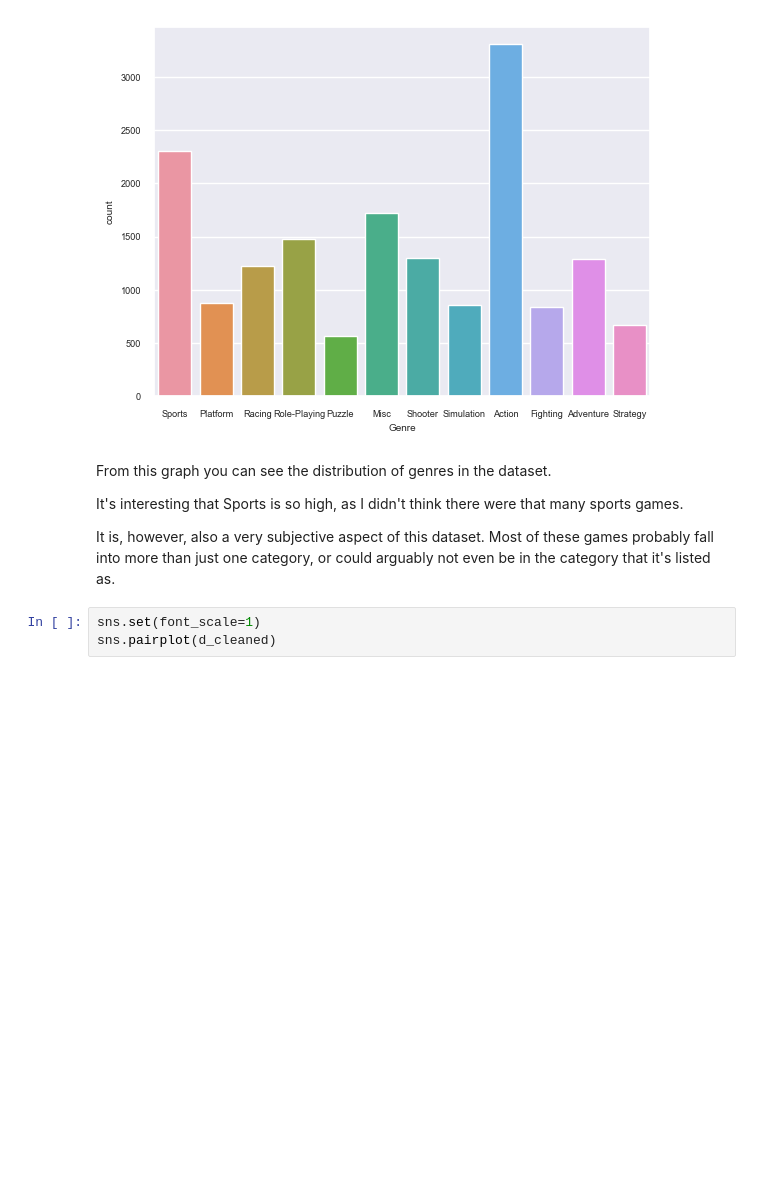
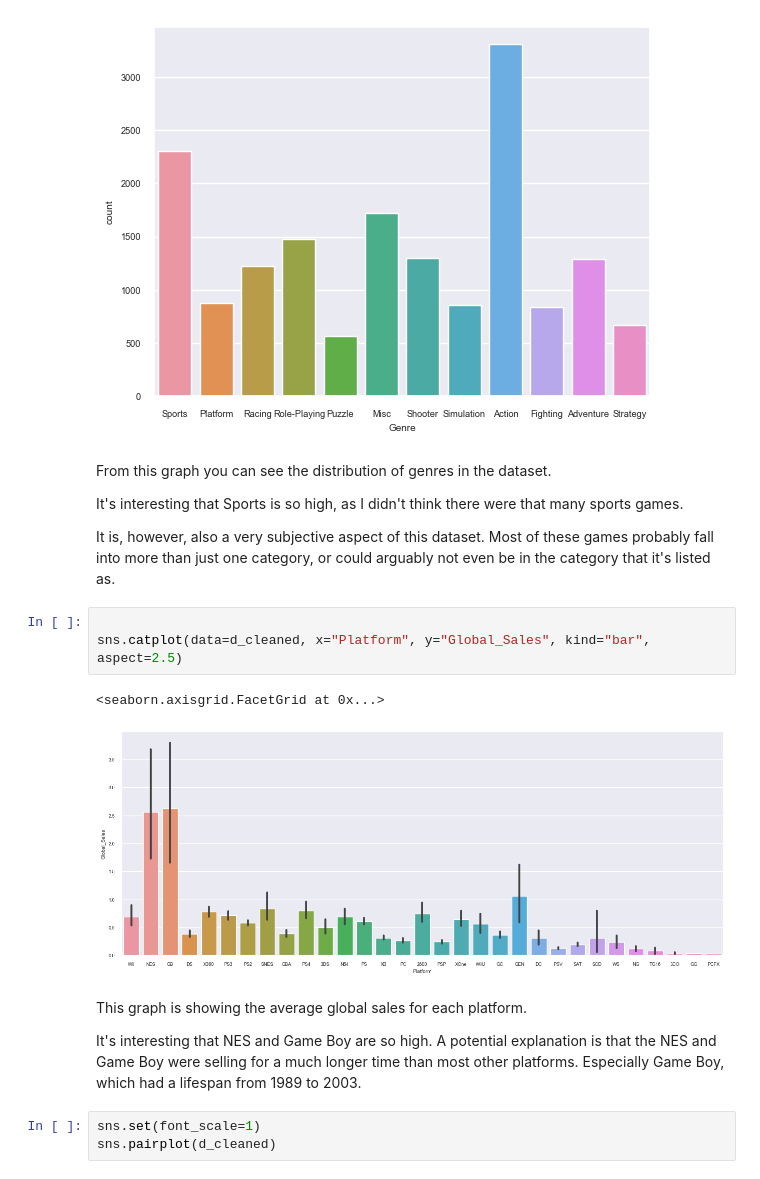
Before and after one commit to ubco-W2022T1-cosc301/project-group22, a Jupyter notebook: notebooks/analysis2.ipynb, the cells around one changed output. Drawn from its saved outputs; the diff is of its cells as text; blank space fills up the shorter version.

```diff
--- a/notebooks/analysis2.ipynb
+++ b/notebooks/analysis2.ipynb
@@ -94,6 +79,16 @@ From this graph you can see the distribution of genres in the dataset.
 It's interesting that Sports is so high, as I didn't think there were that many sports games.
 
 It is, however, also a very subjective aspect of this dataset. Most of these games probably fall into more than just one category, or could arguably not even be in the category that it's listed as.
+# %%
+
+sns.catplot(data=d_cleaned, x="Platform", y="Global_Sales", kind="bar", aspect=2.5)
+# %% [output]
+<seaborn.axisgrid.FacetGrid at 0x...>
+[figure, added]
+# %% [markdown]
+This graph is showing the average global sales for each platform.
+
+It's interesting that NES and Game Boy are so high. A potential explanation is that the NES and Game Boy were selling for a much longer time than most other platforms. Especially Game Boy, which had a lifespan from 1989 to 2003.
 # %%
 sns.set(font_scale=1)
 sns.pairplot(d_cleaned)
```
Also changed, not shown: parts of 28 cells of this notebook.
